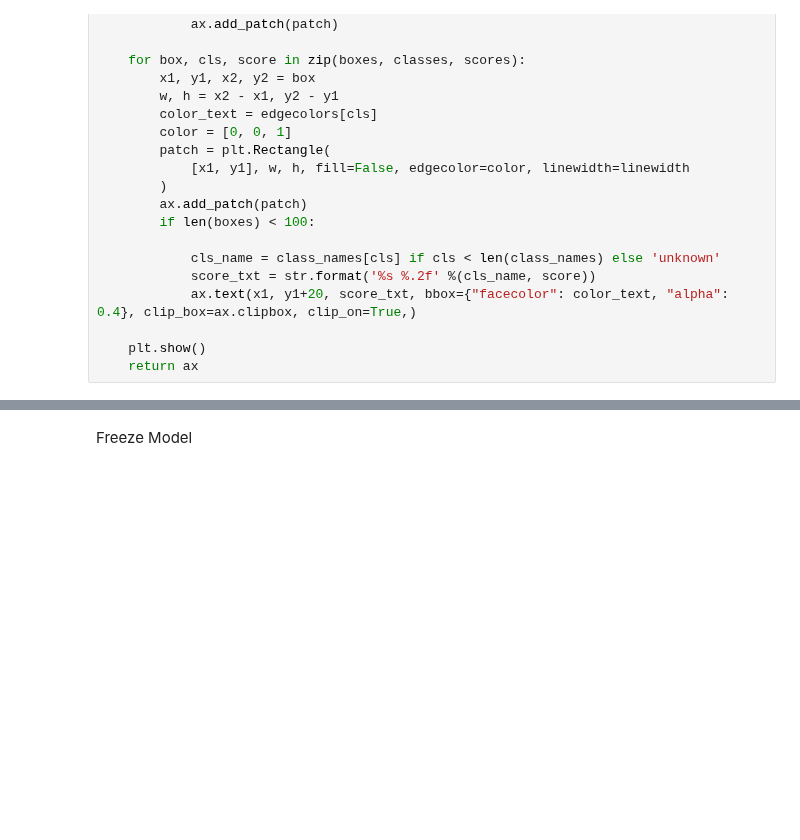
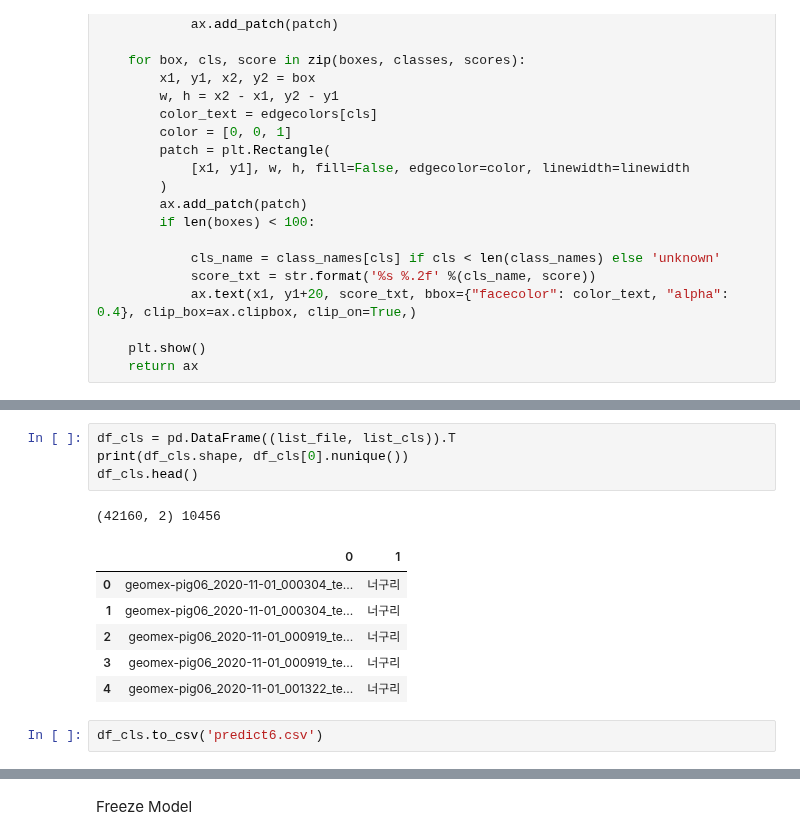
Before and after one commit to sogangori/animal_detection, a Jupyter notebook: pig_v0.1_EfficientNetD2_dual.ipynb, the cells around one changed output, grey strips where cells are left out. Cells and saved outputs as stored; diff of their text form; blank space fills up the shorter version.

```diff
--- a/pig_v0.1_EfficientNetD2_dual.ipynb
+++ b/pig_v0.1_EfficientNetD2_dual.ipynb
@@ -1903,0 +2029,14 @@ check_test(dataset, bbox_list_train, step=1000)
+# %%
+df_cls = pd.DataFrame((list_file, list_cls)).T
+print(df_cls.shape, df_cls[0].nunique())
+df_cls.head()
+# %% [output]
+(42160, 2) 10456
+|  | 0 | 1 |
+| 0 | geomex-pig06_2020-11-01_000304_te... | 너구리 |
+| 1 | geomex-pig06_2020-11-01_000304_te... | 너구리 |
+| 2 | geomex-pig06_2020-11-01_000919_te... | 너구리 |
+| 3 | geomex-pig06_2020-11-01_000919_te... | 너구리 |
+| 4 | geomex-pig06_2020-11-01_001322_te... | 너구리 |
+# %%
+df_cls.to_csv('predict6.csv')
```
Also changed, not shown: parts of 22 cells of this notebook, 1 other file.
